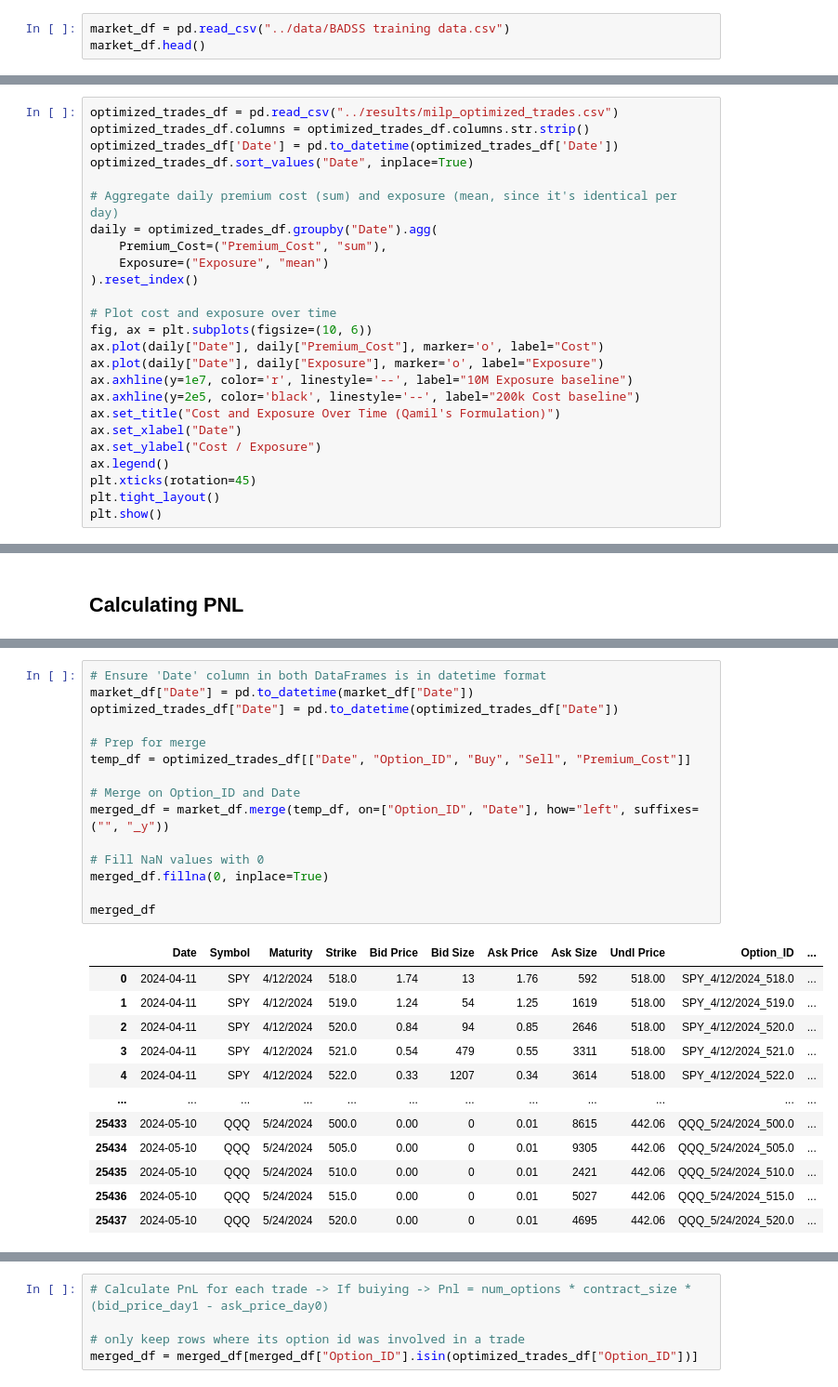
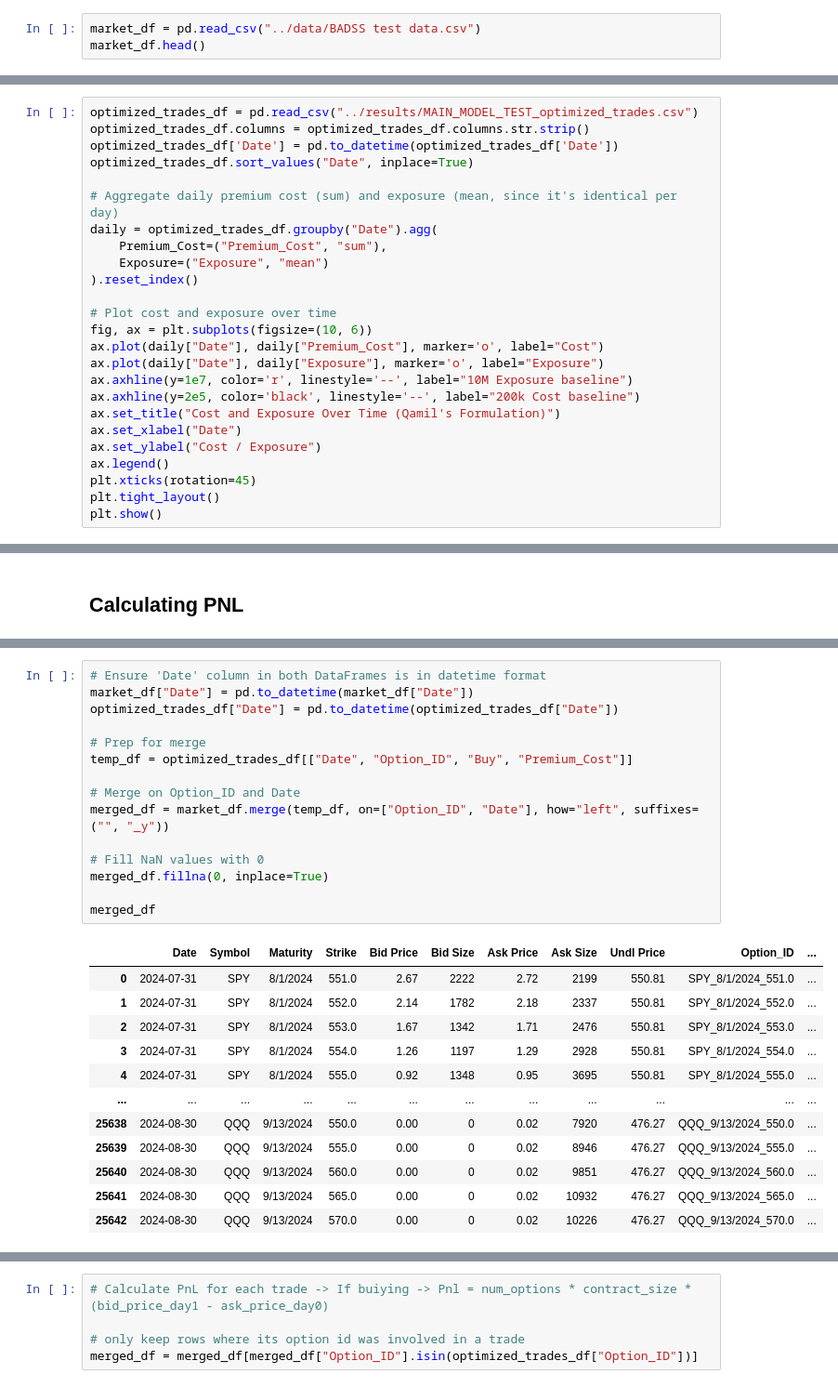
Before and after one commit to Qamil-Mirza/badss-2025-options-alpha-strategy, a Jupyter notebook: notebooks/analysis.ipynb, the cells around one changed output, grey strips where cells are left out. Shown at 93% size. Cells and saved outputs as stored; diff of their text form.

```diff
--- a/notebooks/analysis.ipynb
+++ b/notebooks/analysis.ipynb
@@ -336,7 +336,7 @@ Based on our exploratory data analysis (EDA), we now have a clear understanding
 # %% [markdown]
 # Results Analysis
 # %%
-market_df = pd.read_csv("../data/BADSS training data.csv")
+market_df = pd.read_csv("../data/BADSS test data.csv")
 market_df.head()
 # %% [output]
 |  | Date | Symbol | Maturity | Strike | Bid Price | Bid Size | Ask Price | Ask Size | Undl Price |
@@ -362,7 +362,7 @@ market_df[(market_df['Strike'] == 531.0) & (market_df['Symbol'] == 'SPY')]
 | 7332 | 5/10/2024 | SPY | 5/24/2024 | 531.0 | 1.10 | 1007 | 1.12 | 1588 | 520.84 |
 106 rows × 9 columns
 # %%
-optimized_trades_df = pd.read_csv("../results/milp_optimized_trades.csv")
+optimized_trades_df = pd.read_csv("../results/MAIN_MODEL_TEST_optimized_trades.csv")
 optimized_trades_df.columns = optimized_trades_df.columns.str.strip()
 optimized_trades_df['Date'] = pd.to_datetime(optimized_trades_df['Date'])
 optimized_trades_df.sort_values("Date", inplace=True)
@@ -488,28 +491,28 @@ optimized_trades_df
 # %%
 # Ensure 'Date' column in both DataFrames is in datetime format
 market_df["Date"] = pd.to_datetime(market_df["Date"])
 optimized_trades_df["Date"] = pd.to_datetime(optimized_trades_df["Date"])
 
 # Prep for merge
-temp_df = optimized_trades_df[["Date", "Option_ID", "Buy", "Sell", "Premium_Cost"]]
+temp_df = optimized_trades_df[["Date", "Option_ID", "Buy", "Premium_Cost"]]
 
 # Merge on Option_ID and Date
 merged_df = market_df.merge(temp_df, on=["Option_ID", "Date"], how="left", suffixes=("", "_y"))
 
 # Fill NaN values with 0
 merged_df.fillna(0, inplace=True)
 
 merged_df
 # %% [output]
 |  | Date | Symbol | Maturity | Strike | Bid Price | Bid Size | Ask Price | Ask Size | Undl Price | Option_ID | ... |
-| 0 | 2024-04-11 | SPY | 4/12/2024 | 518.0 | 1.74 | 13 | 1.76 | 592 | 518.00 | SPY_4/12/2024_518.0 | ... |
-| 1 | 2024-04-11 | SPY | 4/12/2024 | 519.0 | 1.24 | 54 | 1.25 | 1619 | 518.00 | SPY_4/12/2024_519.0 | ... |
-| 2 | 2024-04-11 | SPY | 4/12/2024 | 520.0 | 0.84 | 94 | 0.85 | 2646 | 518.00 | SPY_4/12/2024_520.0 | ... |
-| 3 | 2024-04-11 | SPY | 4/12/2024 | 521.0 | 0.54 | 479 | 0.55 | 3311 | 518.00 | SPY_4/12/2024_521.0 | ... |
-| 4 | 2024-04-11 | SPY | 4/12/2024 | 522.0 | 0.33 | 1207 | 0.34 | 3614 | 518.00 | SPY_4/12/2024_522.0 | ... |
+| 0 | 2024-07-31 | SPY | 8/1/2024 | 551.0 | 2.67 | 2222 | 2.72 | 2199 | 550.81 | SPY_8/1/2024_551.0 | ... |
+| 1 | 2024-07-31 | SPY | 8/1/2024 | 552.0 | 2.14 | 1782 | 2.18 | 2337 | 550.81 | SPY_8/1/2024_552.0 | ... |
+| 2 | 2024-07-31 | SPY | 8/1/2024 | 553.0 | 1.67 | 1342 | 1.71 | 2476 | 550.81 | SPY_8/1/2024_553.0 | ... |
+| 3 | 2024-07-31 | SPY | 8/1/2024 | 554.0 | 1.26 | 1197 | 1.29 | 2928 | 550.81 | SPY_8/1/2024_554.0 | ... |
+| 4 | 2024-07-31 | SPY | 8/1/2024 | 555.0 | 0.92 | 1348 | 0.95 | 3695 | 550.81 | SPY_8/1/2024_555.0 | ... |
 | ... | ... | ... | ... | ... | ... | ... | ... | ... | ... | ... | ... |
-| 25433 | 2024-05-10 | QQQ | 5/24/2024 | 500.0 | 0.00 | 0 | 0.01 | 8615 | 442.06 | QQQ_5/24/2024_500.0 | ... |
-| 25434 | 2024-05-10 | QQQ | 5/24/2024 | 505.0 | 0.00 | 0 | 0.01 | 9305 | 442.06 | QQQ_5/24/2024_505.0 | ... |
-| 25435 | 2024-05-10 | QQQ | 5/24/2024 | 510.0 | 0.00 | 0 | 0.01 | 2421 | 442.06 | QQQ_5/24/2024_510.0 | ... |
-| 25436 | 2024-05-10 | QQQ | 5/24/2024 | 515.0 | 0.00 | 0 | 0.01 | 5027 | 442.06 | QQQ_5/24/2024_515.0 | ... |
-| 25437 | 2024-05-10 | QQQ | 5/24/2024 | 520.0 | 0.00 | 0 | 0.01 | 4695 | 442.06 | QQQ_5/24/2024_520.0 | ... |
+| 25638 | 2024-08-30 | QQQ | 9/13/2024 | 550.0 | 0.00 | 0 | 0.02 | 7920 | 476.27 | QQQ_9/13/2024_550.0 | ... |
+| 25639 | 2024-08-30 | QQQ | 9/13/2024 | 555.0 | 0.00 | 0 | 0.02 | 8946 | 476.27 | QQQ_9/13/2024_555.0 | ... |
+| 25640 | 2024-08-30 | QQQ | 9/13/2024 | 560.0 | 0.00 | 0 | 0.02 | 9851 | 476.27 | QQQ_9/13/2024_560.0 | ... |
+| 25641 | 2024-08-30 | QQQ | 9/13/2024 | 565.0 | 0.00 | 0 | 0.02 | 10932 | 476.27 | QQQ_9/13/2024_565.0 | ... |
+| 25642 | 2024-08-30 | QQQ | 9/13/2024 | 570.0 | 0.00 | 0 | 0.02 | 10226 | 476.27 | QQQ_9/13/2024_570.0 | ... |
```
Also changed, not shown: parts of 16 cells of this notebook, 9 other files.
